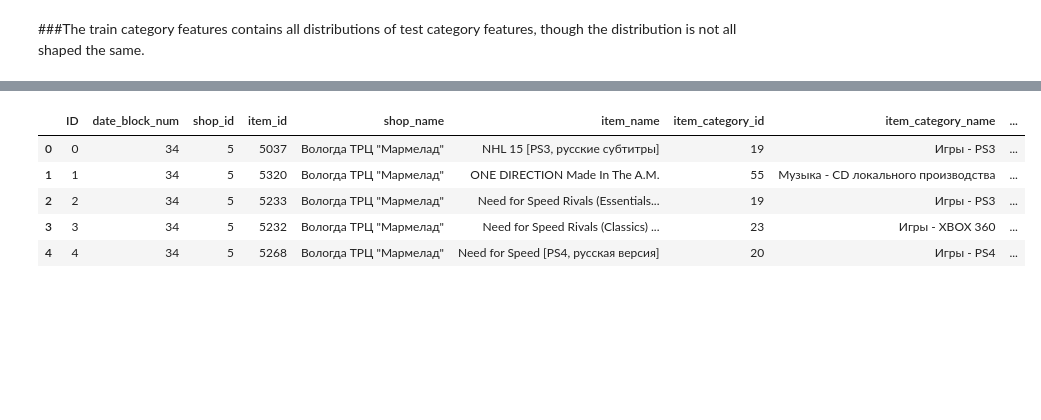
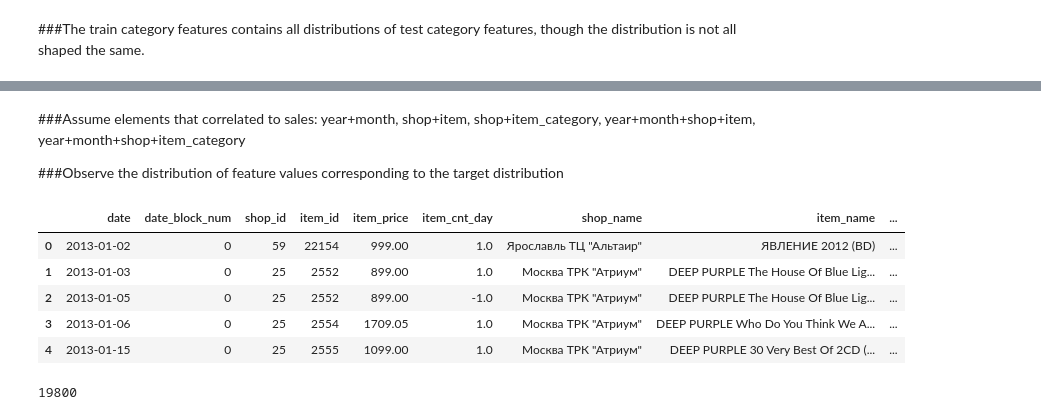
Before and after one commit to laurence-lin/Kaggle_competition, a Jupyter notebook: final_project_EDA.ipynb, the cells around one changed output, grey strips where cells are left out. Drawn from its saved outputs; the diff is of its cells as text; code cells hidden in the pictures; blank space fills up the shorter version.

```diff
--- a/final_project_EDA.ipynb
+++ b/final_project_EDA.ipynb
@@ -245,6 +246,6 @@ len(train[train['item_cnt_day'] < 0])
 # %%
 # Sum up different days value into monthly
-train['cnt_monthly'] = train.groupby(['year', 'month', 'shop_id', 'item_id'])['item_cnt_day'].transform(lambda x: x.sum())
+train['cnt_monthly'] = train.groupby(['year', 'month', 'shop_id', 'item_id'])['item_cnt_day'].transform(sum)
 print(train.head())
 # %% [output]
         date  date_block_num  shop_id  item_id  item_price  item_cnt_day               shop_name                                 item_name  item_category_id                   item_category_name  month ...
@@ -314,0 +334,11 @@ plt.plot(check)
+# %% [markdown]
+###Assume elements that correlated to sales: year+month, shop+item, shop+item_category, year+month+shop+item, year+month+shop+item_category
+
+
+###Observe the distribution of feature values corresponding to the target distribution
+# %%
+train['y_m'] = train['year'].astype(str) + train['month'].astype(str)
+train['shop_item'] = train['shop_name'] + train['item_name']
+train['shop_item_cat'] = train['shop_name'] + train['item_category_name']
+train['y_m_shop_item'] = train['year'].astype(str) + train['month'].astype(str) + train['shop_name'] + train['item_name']
+train['y_m_shop_cat'] = train['year'].astype(str) + train['month'].astype(str) + train['shop_name'] + train['item_category_name']
@@ -315,9 +347,19 @@ plt.plot(check)
 # %%
-test.head()
+train.head()
 # %% [output]
-|  | ID | date_block_num | shop_id | item_id | shop_name | item_name | item_category_id | item_category_name | ... |
-| 0 | 0 | 34 | 5 | 5037 | Вологда ТРЦ "Мармелад" | NHL 15 [PS3, русские субтитры] | 19 | Игры - PS3 | ... |
-| 1 | 1 | 34 | 5 | 5320 | Вологда ТРЦ "Мармелад" | ONE DIRECTION Made In The A.M. | 55 | Музыка - CD локального производства | ... |
-| 2 | 2 | 34 | 5 | 5233 | Вологда ТРЦ "Мармелад" | Need for Speed Rivals (Essentials... | 19 | Игры - PS3 | ... |
-| 3 | 3 | 34 | 5 | 5232 | Вологда ТРЦ "Мармелад" | Need for Speed Rivals (Classics) ... | 23 | Игры - XBOX 360 | ... |
-| 4 | 4 | 34 | 5 | 5268 | Вологда ТРЦ "Мармелад" | Need for Speed [PS4, русская версия] | 20 | Игры - PS4 | ... |
+|  | date | date_block_num | shop_id | item_id | item_price | item_cnt_day | shop_name | item_name | ... |
+| 0 | 2013-01-02 | 0 | 59 | 22154 | 999.00 | 1.0 | Ярославль ТЦ "Альтаир" | ЯВЛЕНИЕ 2012 (BD) | ... |
+| 1 | 2013-01-03 | 0 | 25 | 2552 | 899.00 | 1.0 | Москва ТРК "Атриум" | DEEP PURPLE The House Of Blue Lig... | ... |
+| 2 | 2013-01-05 | 0 | 25 | 2552 | 899.00 | -1.0 | Москва ТРК "Атриум" | DEEP PURPLE The House Of Blue Lig... | ... |
+| 3 | 2013-01-06 | 0 | 25 | 2554 | 1709.05 | 1.0 | Москва ТРК "Атриум" | DEEP PURPLE Who Do You Think We A... | ... |
+| 4 | 2013-01-15 | 0 | 25 | 2555 | 1099.00 | 1.0 | Москва ТРК "Атриум" | DEEP PURPLE 30 Very Best Of 2CD (... | ... |
+# %%
+#Convert category features by encoder
+from sklearn.preprocessing import LabelEncoder
+
+encoder = LabelEncoder()
+cat_feature = train_.select_dtypes(include = 'object')
+
+gc.collect()
+# %% [output]
+19800
```
Also changed, not shown: parts of 20 cells of this notebook.
